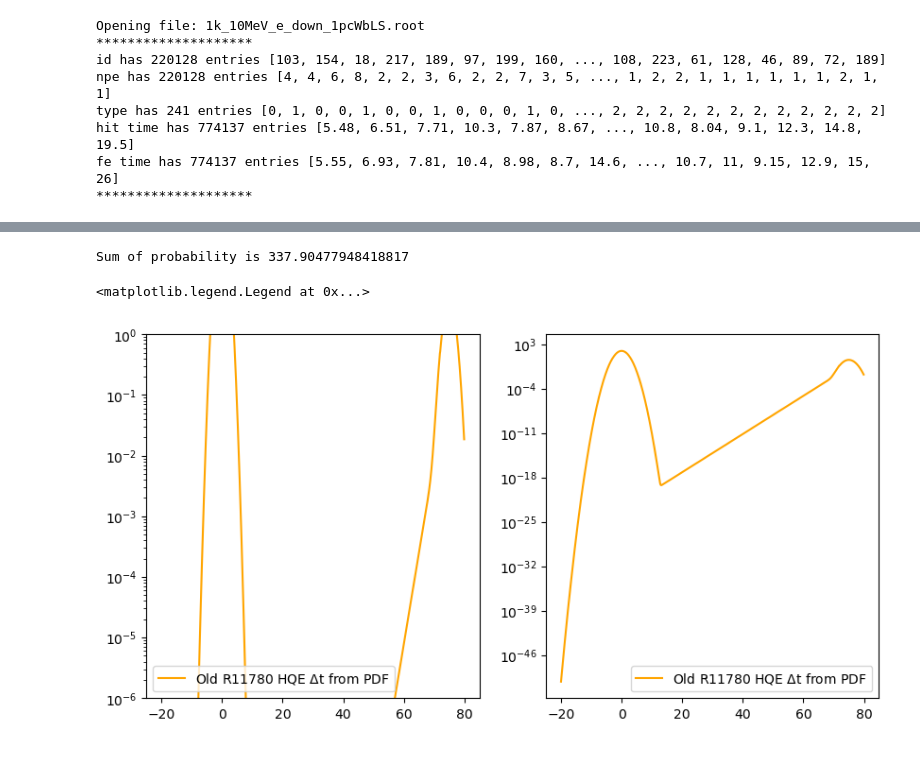
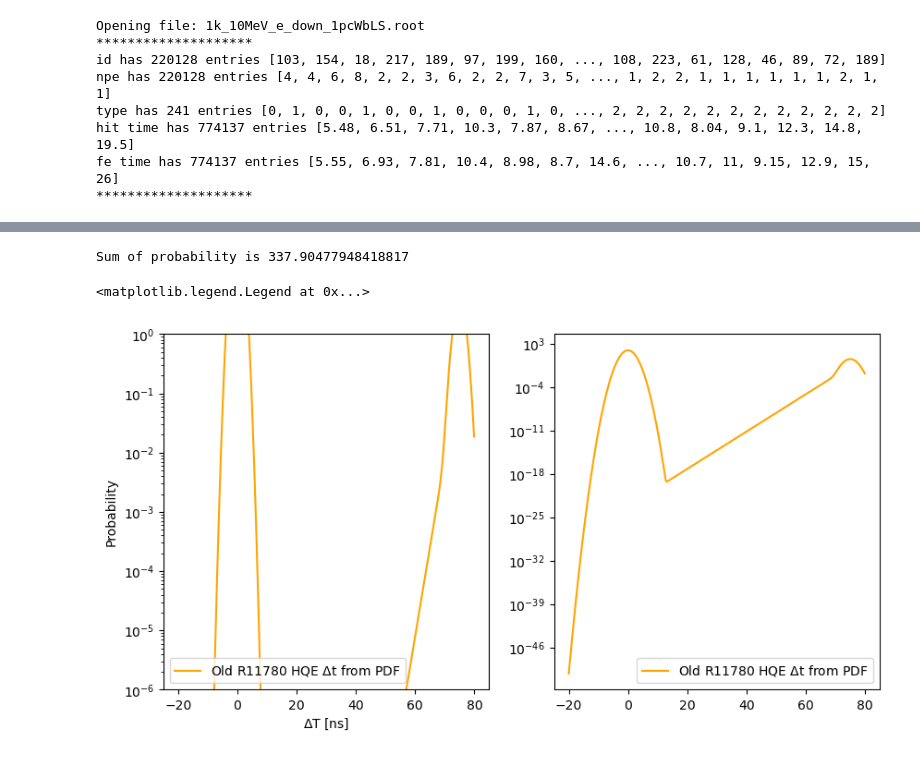
Before and after one commit to hbjamin/eos_pmt_timing, a Jupyter notebook: validation/validation.ipynb, the cells around one changed output, grey strips where cells are left out. Saved outputs shown, nothing was run; the diff lists cells and outputs as text; code cells hidden in the pictures.

```diff
--- a/validation/validation.ipynb
+++ b/validation/validation.ipynb
@@ -145,21 +151,23 @@ prob_r11780_old=[6.372073314671898e-51, 2.1131633185864248e-50, 6.96587339350701
 
 sum=0
 for i in prob_r11780_old:
     sum+=i*0.1 #multiply by bin width
 print('Sum of probability is',sum)
 
 fig, (ax1, ax2) = plt.subplots(1, 2, figsize=(10, 5))
 
 ax1.plot(time_r11780_old,prob_r11780_old,label='Old R11780 HQE $\Delta$t from PDF',color='orange')
+ax1.set_ylabel('Probability')
+ax1.set_xlabel('$\Delta$T [ns]')
 ax1.set_yscale('log')
 ax1.legend()
 ax1.set_ylim(1e-6,1)
 
 ax2.plot(time_r11780_old,prob_r11780_old,label='Old R11780 HQE $\Delta$t from PDF',color='orange')
 ax2.set_yscale('log')
 ax2.legend()
 # %% [output]
 Sum of probability is 337.90477948418817
 <matplotlib.legend.Legend at 0x...>
-[figure, old version]
+[figure, new version]
 # %%
```
Also changed, not shown: parts of 4 cells of this notebook.
